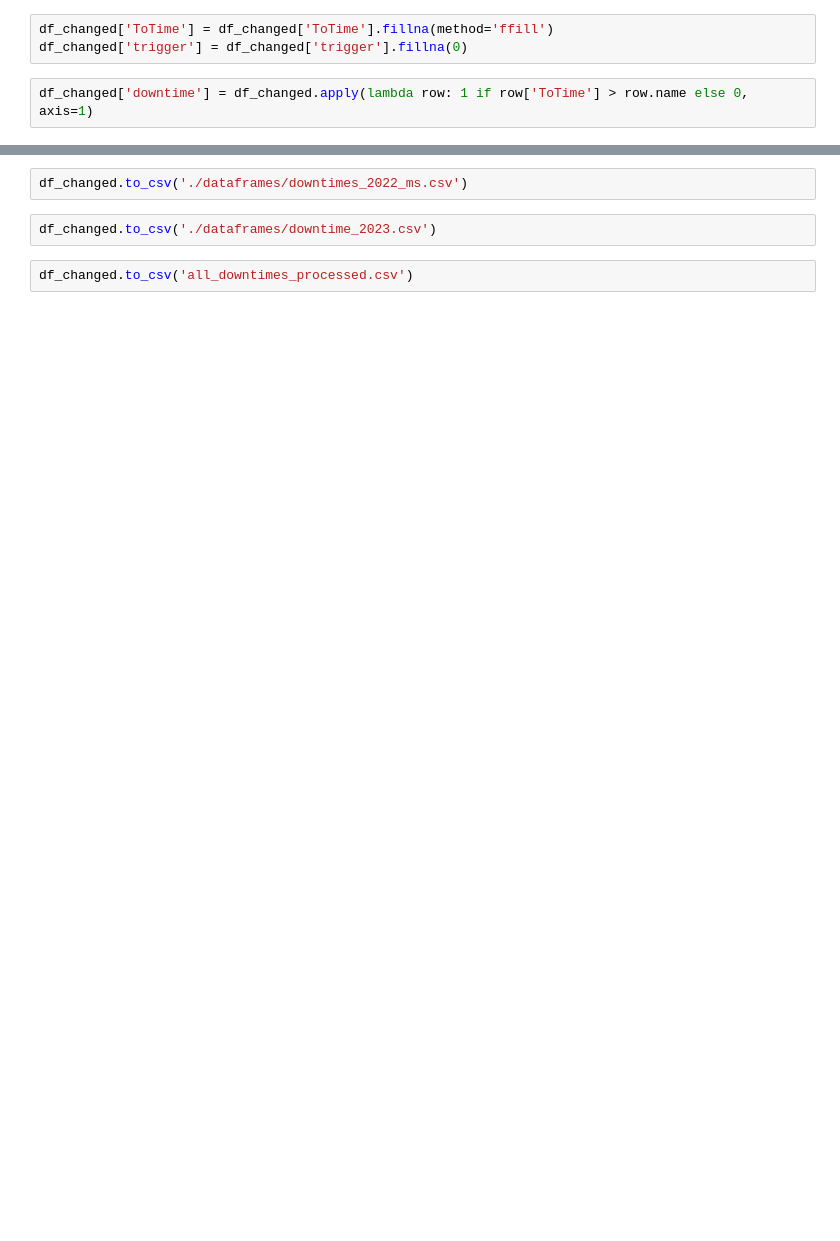
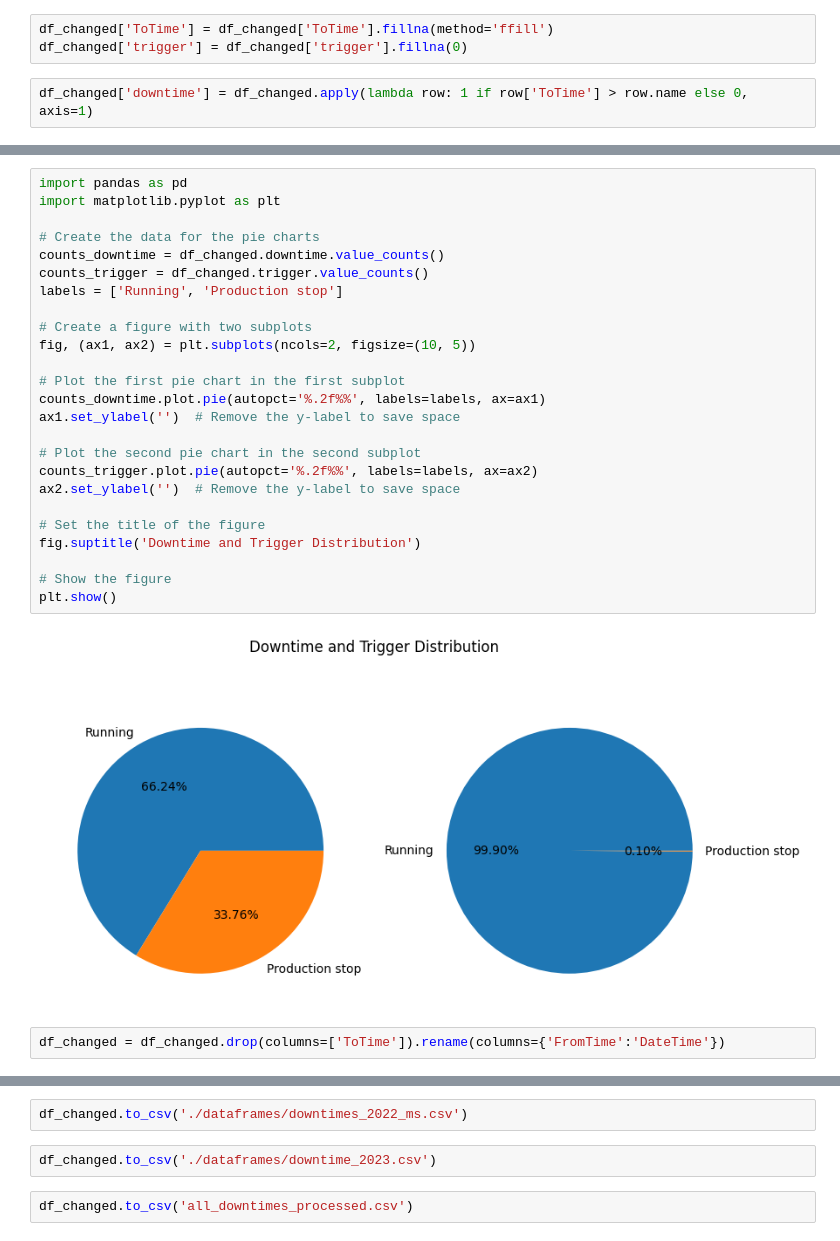
Before and after one commit to manueldelangel/alarm, a Jupyter notebook: downtimes.ipynb, the cells around one changed output, grey strips where cells are left out. Drawn from its saved outputs; the diff is of its cells as text; blank space fills up the shorter version.

```diff
--- a/downtimes.ipynb
+++ b/downtimes.ipynb
@@ -135,0 +148,29 @@ df_downtimes.to_csv('downtimes_2022.csv')
+# %%
+import pandas as pd
+import matplotlib.pyplot as plt
+
+# Create the data for the pie charts
+counts_downtime = df_changed.downtime.value_counts()
+counts_trigger = df_changed.trigger.value_counts()
+labels = ['Running', 'Production stop']
+
+# Create a figure with two subplots
+fig, (ax1, ax2) = plt.subplots(ncols=2, figsize=(10, 5))
+
+# Plot the first pie chart in the first subplot
+counts_downtime.plot.pie(autopct='%.2f%%', labels=labels, ax=ax1)
+ax1.set_ylabel('')  # Remove the y-label to save space
+
+# Plot the second pie chart in the second subplot
+counts_trigger.plot.pie(autopct='%.2f%%', labels=labels, ax=ax2)
+ax2.set_ylabel('')  # Remove the y-label to save space
+
+# Set the title of the figure
+fig.suptitle('Downtime and Trigger Distribution')
+
+# Show the figure
+plt.show()
+# %% [output]
+[figure, added]
+# %%
+df_changed = df_changed.drop(columns=['ToTime']).rename(columns={'FromTime':'DateTime'})
```
Also changed, not shown: parts of 18 cells of this notebook, 4 other files.
